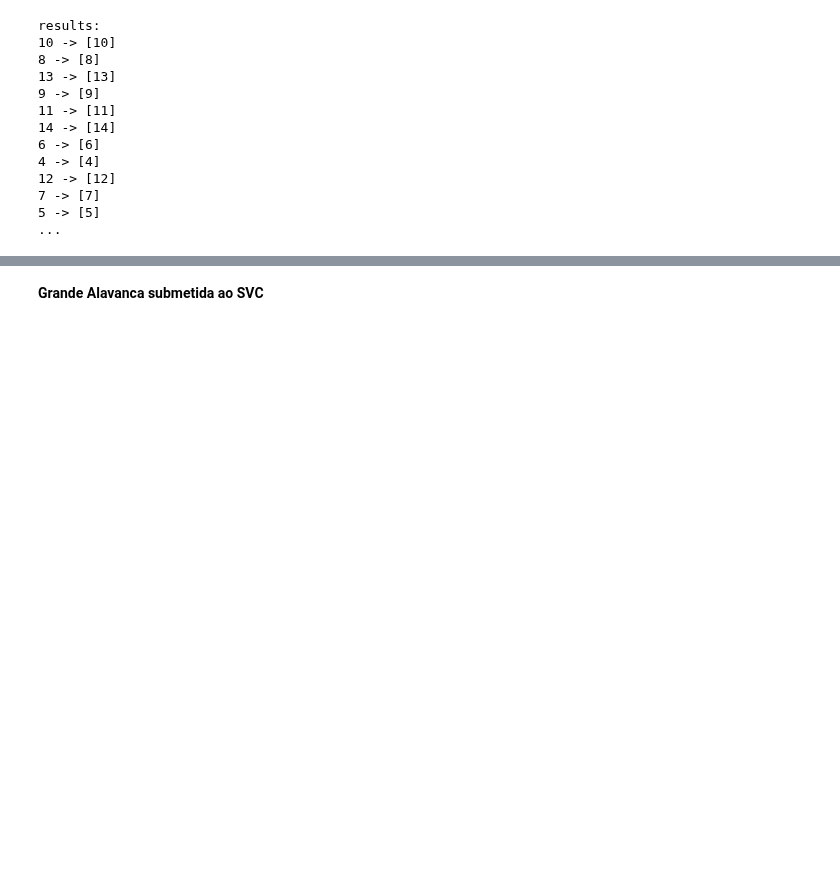
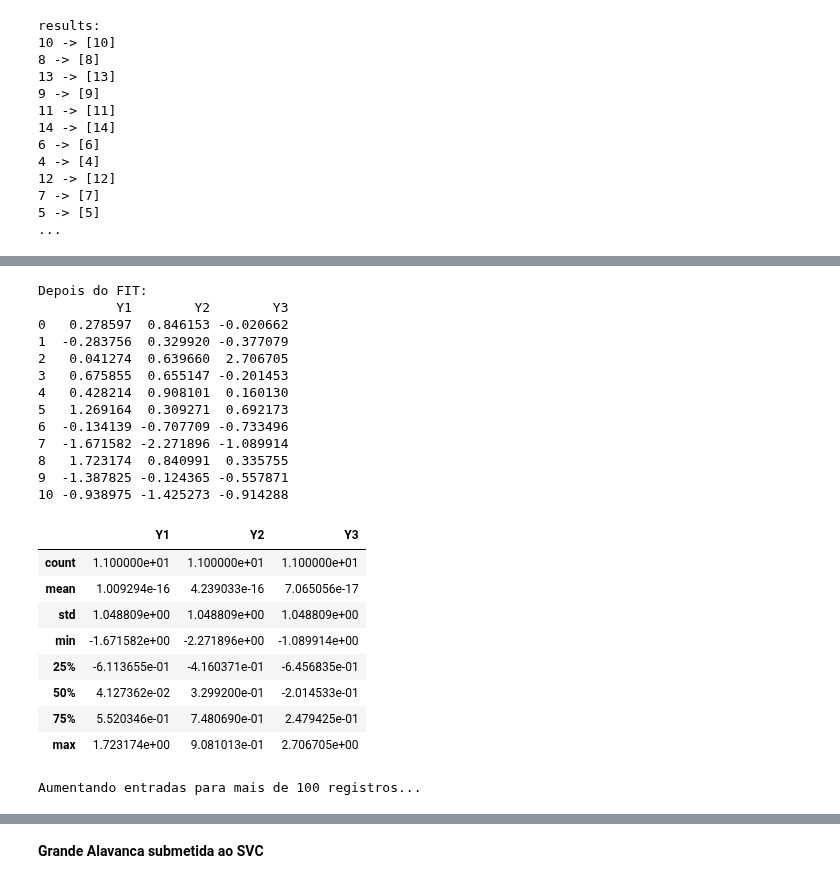
Before and after one commit to luizleroy/predictive_analytics, a Jupyter notebook: new.ipynb, the cells around one changed output, grey strips where cells are left out. Drawn from its saved outputs; the diff is of its cells as text; code cells hidden in the pictures; blank space fills up the shorter version.

```diff
--- a/new.ipynb
+++ b/new.ipynb
@@ -285,0 +315,39 @@ results:
+# %%
+scaler = StandardScaler()
+#Input = Input.to_numpy().reshape(1,-1)
+Input = scaler.fit_transform(Input,y=output)
+Input = pd.DataFrame(Input,columns=['Y1','Y2', 'Y3'])
+print("Depois do FIT:")
+print(Input)
+Input.describe()
+# %% [output]
+Depois do FIT:
+          Y1        Y2        Y3
+0   0.278597  0.846153 -0.020662
+1  -0.283756  0.329920 -0.377079
+2   0.041274  0.639660  2.706705
+3   0.675855  0.655147 -0.201453
+4   0.428214  0.908101  0.160130
+5   1.269164  0.309271  0.692173
+6  -0.134139 -0.707709 -0.733496
+7  -1.671582 -2.271896 -1.089914
+8   1.723174  0.840991  0.335755
+9  -1.387825 -0.124365 -0.557871
+10 -0.938975 -1.425273 -0.914288
+|  | Y1 | Y2 | Y3 |
+| count | 1.100000e+01 | 1.100000e+01 | 1.100000e+01 |
+| mean | 1.009294e-16 | 4.239033e-16 | 7.065056e-17 |
+| std | 1.048809e+00 | 1.048809e+00 | 1.048809e+00 |
+| min | -1.671582e+00 | -2.271896e+00 | -1.089914e+00 |
+| 25% | -6.113655e-01 | -4.160371e-01 | -6.456835e-01 |
+| 50% | 4.127362e-02 | 3.299200e-01 | -2.014533e-01 |
+| 75% | 5.520346e-01 | 7.480690e-01 | 2.479425e-01 |
+| max | 1.723174e+00 | 9.081013e-01 | 2.706705e+00 |
+# %%
+print("Aumentando entradas para mais de 100 registros...")
+frames = [Input, Input, Input, Input, Input, Input, Input, Input, Input, Input]
+Input = pd.concat(frames)
+frames = [output, output, output, output, output, output, output, output, output, output]
+output = pd.concat(frames)
+# %% [output]
+Aumentando entradas para mais de 100 registros...
```
Also changed, not shown: parts of 12 cells of this notebook.
